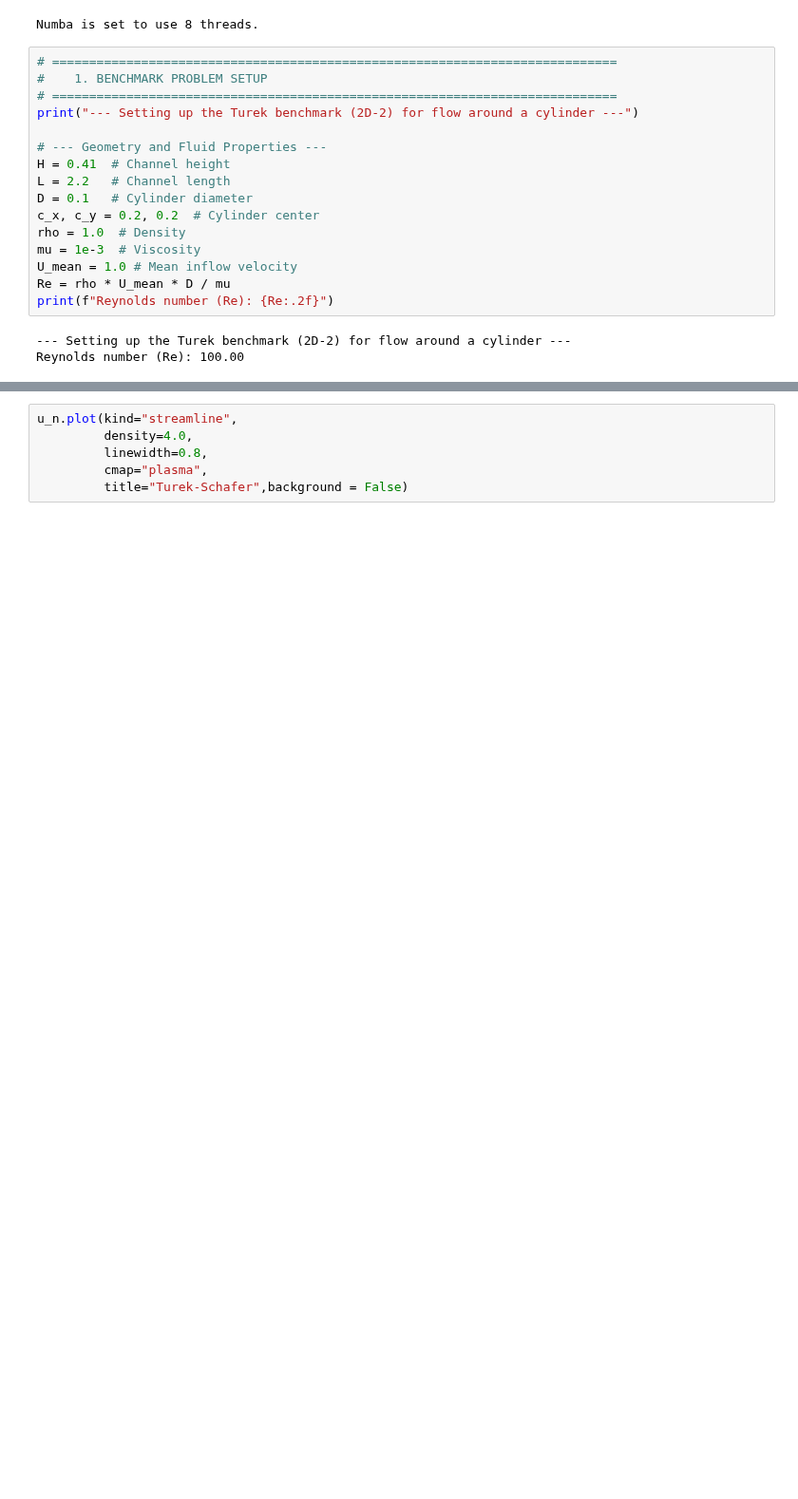
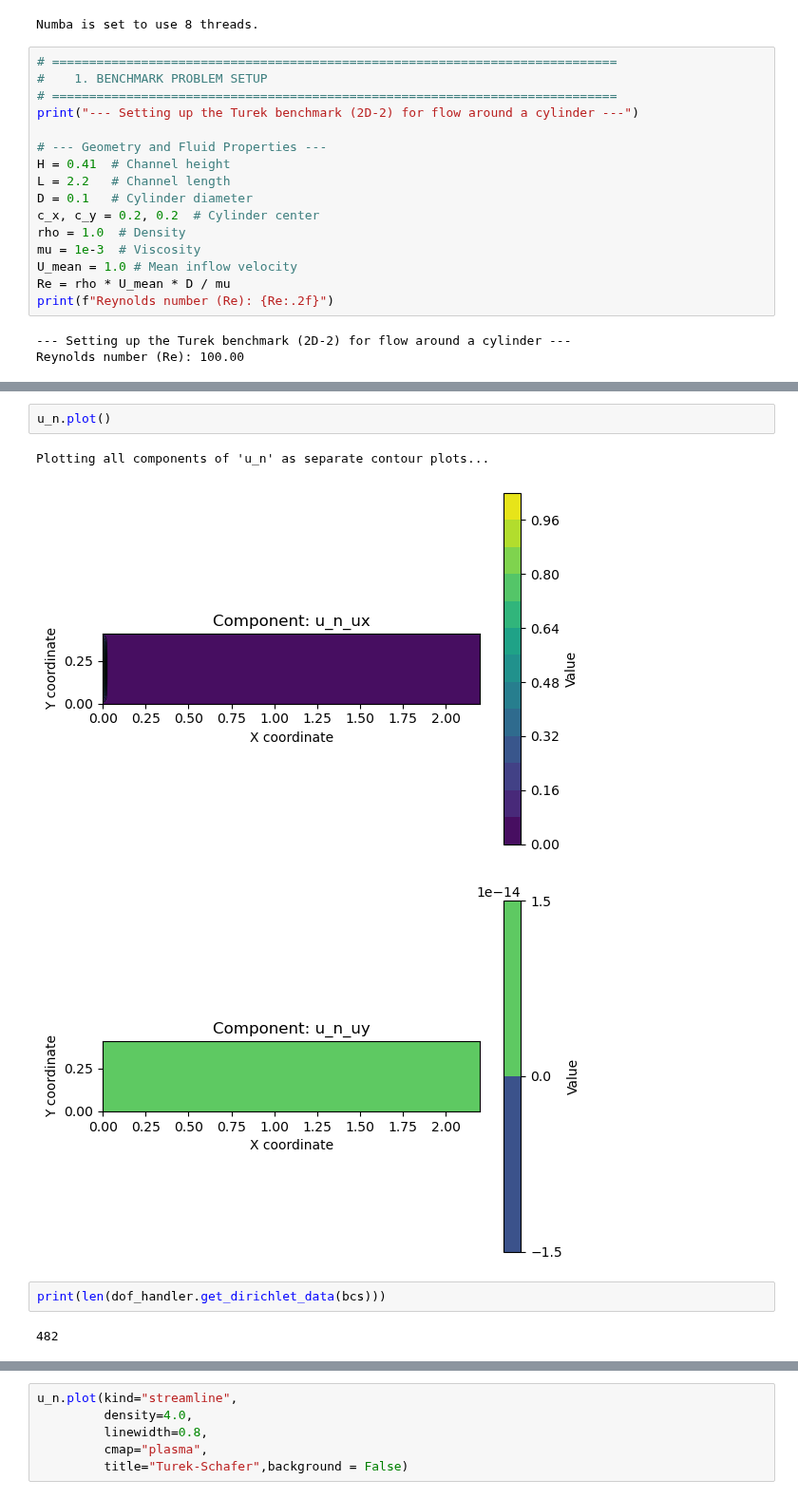
Before and after one commit to Jamal-dev/pycutfem, a Jupyter notebook: examples/turek_benchmark.ipynb, the cells around one changed output, grey strips where cells are left out. Shown at 95% size. Drawn from its saved outputs; the diff is of its cells as text; blank space fills up the shorter version.

```diff
--- a/examples/turek_benchmark.ipynb
+++ b/examples/turek_benchmark.ipynb
@@ -162,5 +167,15 @@ rho_const = Constant(rho)
 # %% [output]
 --- Defining the UFL weak form for Navier-Stokes with ghost penalty ---
+# %%
+u_n.plot()
+# %% [output]
+Plotting all components of 'u_n' as separate contour plots...
+[figure, added]
+[figure, added]
+# %%
+print(len(dof_handler.get_dirichlet_data(bcs)))
+# %% [output]
+482
 # %%
 from pycutfem.ufl.expressions import Derivative
 def grad_inner(u, v):
```
Also changed, not shown: parts of 7 cells of this notebook, 4 other files.
